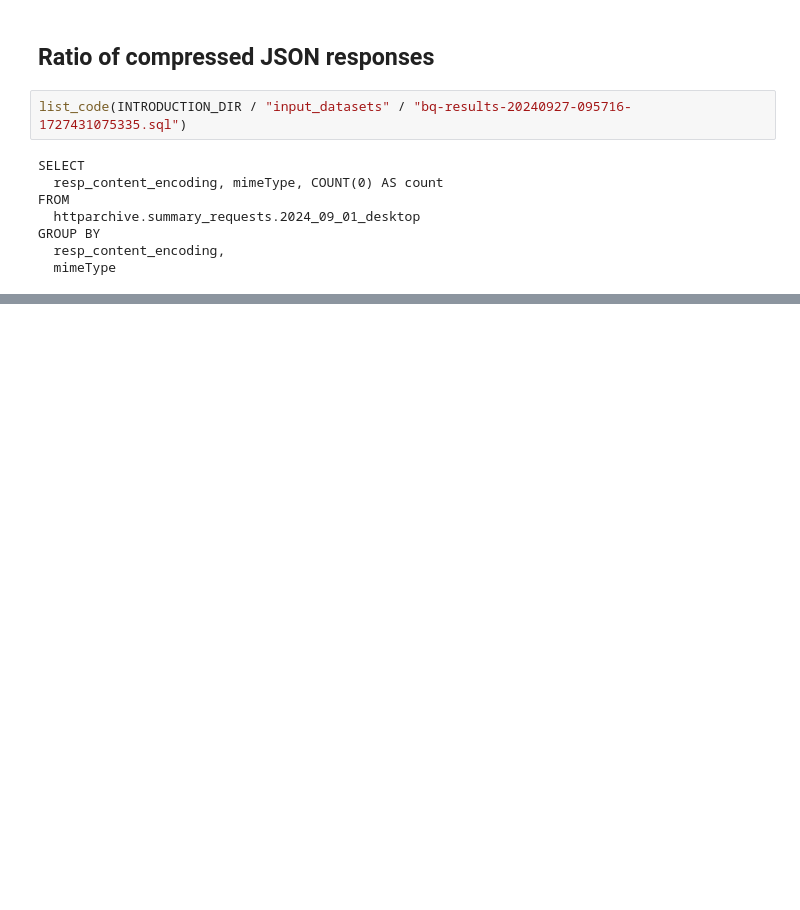
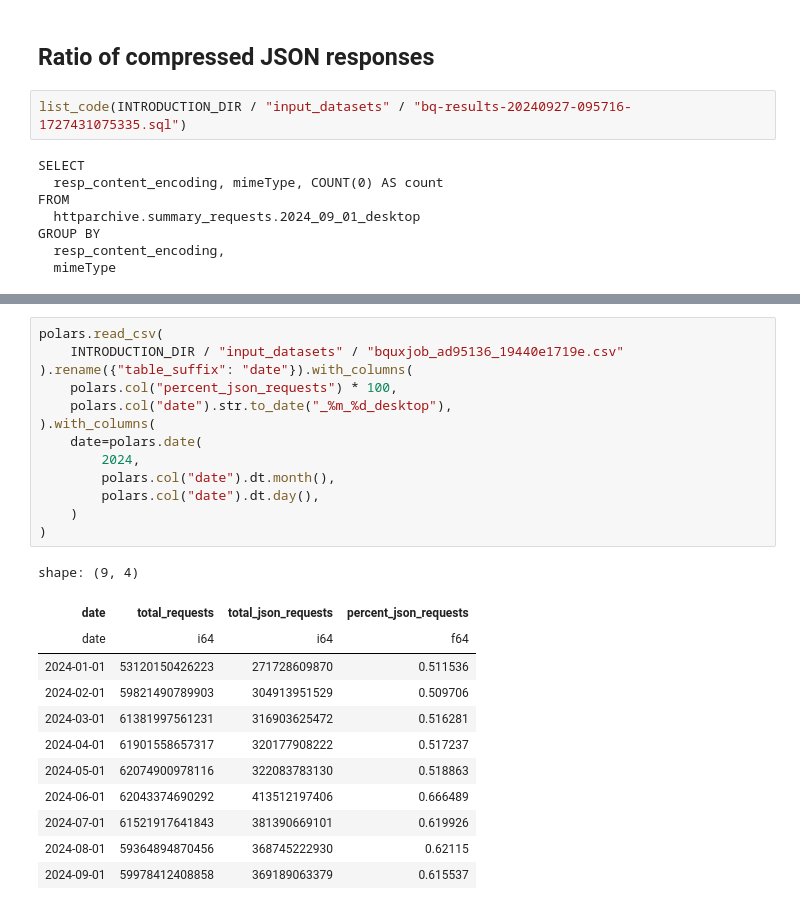
Before and after one commit to miri64/artifacts-tnsm26-cbor-dns-eval, a Jupyter notebook: 01_introduction.ipynb, the cells around one changed output, grey strips where cells are left out. Drawn from its saved outputs; the diff is of its cells as text; blank space fills up the shorter version.

```diff
--- a/01_introduction.ipynb
+++ b/01_introduction.ipynb
@@ -299,0 +494,26 @@ matplotlib.pyplot.show()
+# %%
+polars.read_csv(
+    INTRODUCTION_DIR / "input_datasets" / "bquxjob_ad95136_19440e1719e.csv"
+).rename({"table_suffix": "date"}).with_columns(
+    polars.col("percent_json_requests") * 100,
+    polars.col("date").str.to_date("_%m_%d_desktop"),
+).with_columns(
+    date=polars.date(
+        2024,
+        polars.col("date").dt.month(),
+        polars.col("date").dt.day(),
+    )
+)
+# %% [output]
+shape: (9, 4)
+| date | total_requests | total_json_requests | percent_json_requests |
+| date | i64 | i64 | f64 |
+| 2024-01-01 | 53120150426223 | 271728609870 | 0.511536 |
+| 2024-02-01 | 59821490789903 | 304913951529 | 0.509706 |
+| 2024-03-01 | 61381997561231 | 316903625472 | 0.516281 |
+| 2024-04-01 | 61901558657317 | 320177908222 | 0.517237 |
+| 2024-05-01 | 62074900978116 | 322083783130 | 0.518863 |
+| 2024-06-01 | 62043374690292 | 413512197406 | 0.666489 |
+| 2024-07-01 | 61521917641843 | 381390669101 | 0.619926 |
+| 2024-08-01 | 59364894870456 | 368745222930 | 0.62115 |
+| 2024-09-01 | 59978412408858 | 369189063379 | 0.615537 |
```
Also changed, not shown: parts of 15 cells of this notebook, 7 other files.
